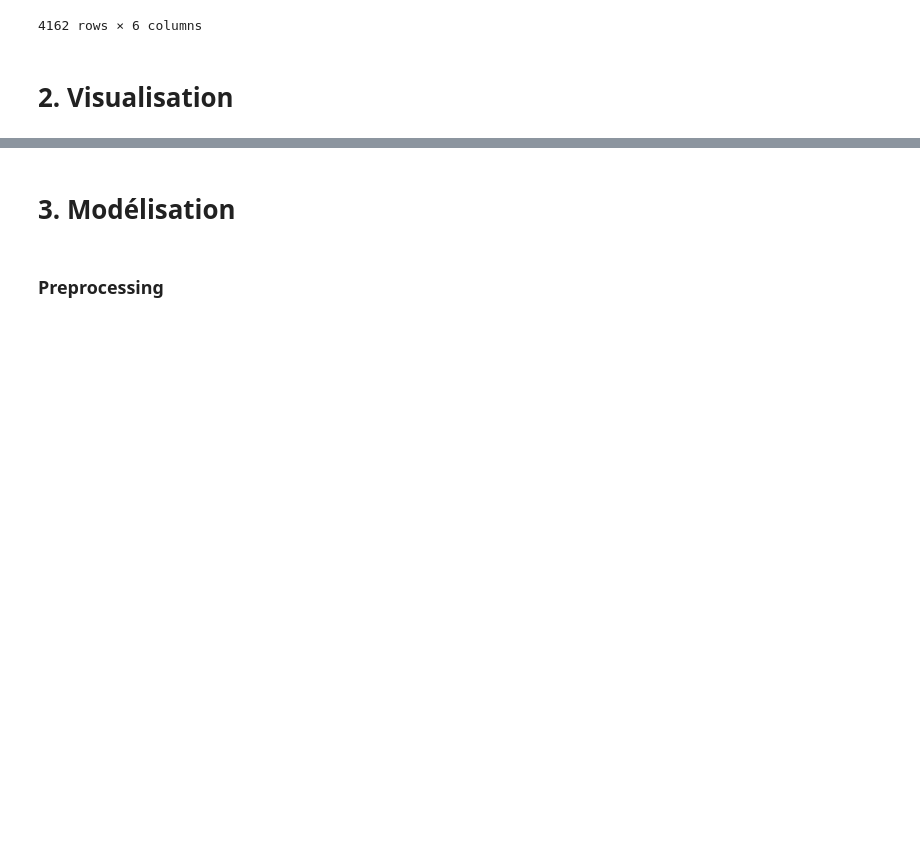
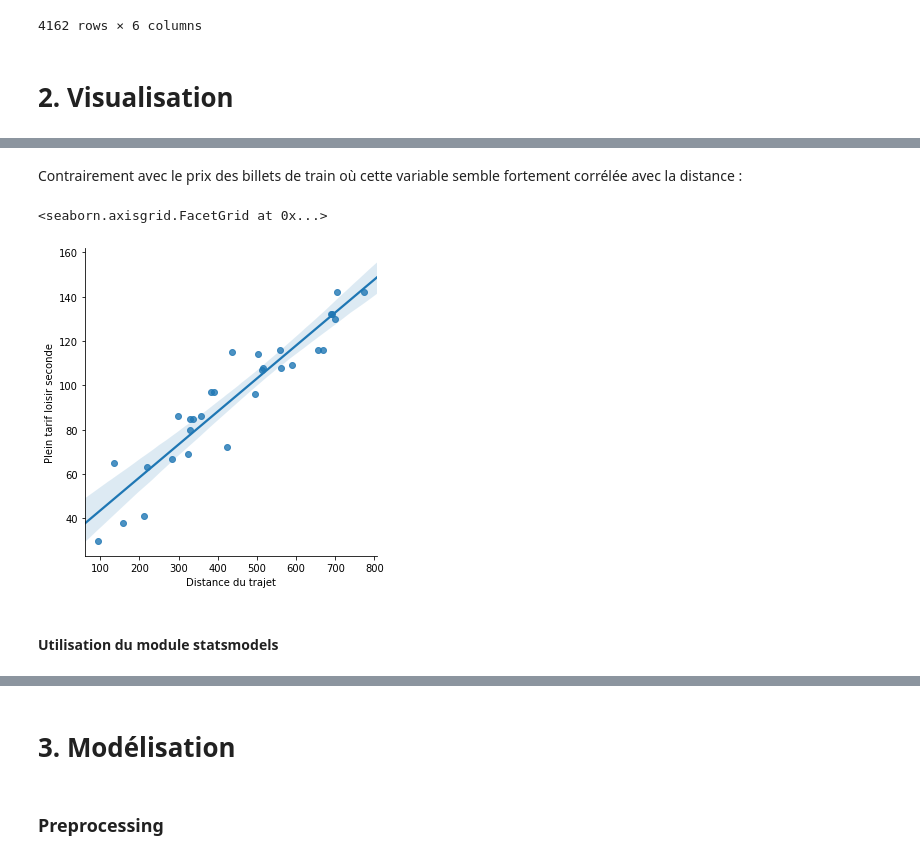
Before and after one commit to YohanWloczysiak/ProjetPythonA2S1, a Jupyter notebook: Rapport.ipynb, the cells around one changed output, grey strips where cells are left out. Cells and saved outputs as stored; diff of their text form; code cells hidden in the pictures; blank space fills up the shorter version.

```diff
--- a/Rapport.ipynb
+++ b/Rapport.ipynb
@@ -568,0 +827,9 @@ bdd_sncf.to_csv('bdd_sncf.csv', header = True, index = False)
+# %% [markdown]
+Contrairement avec le prix des billets de train où cette variable semble fortement corrélée avec la distance :
+# %%
+sn.lmplot(x = 'Distance du trajet', y = 'Plein tarif loisir seconde', data = bdd_corr_2)
+# %% [output]
+<seaborn.axisgrid.FacetGrid at 0x...>
+[figure, added]
+# %% [markdown]
+#### Utilisation du module statsmodels
```
Also changed, not shown: parts of 73 cells of this notebook.
